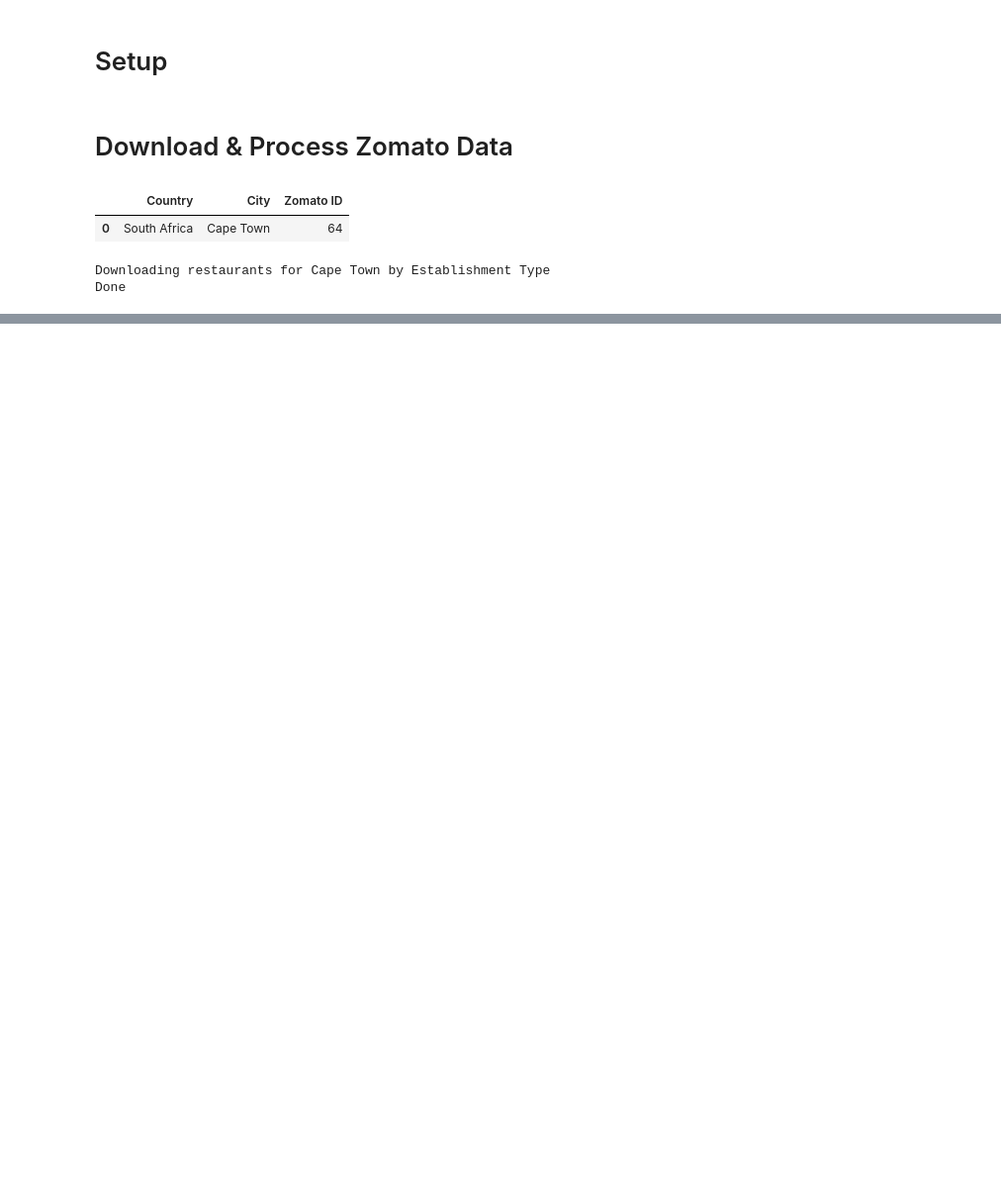
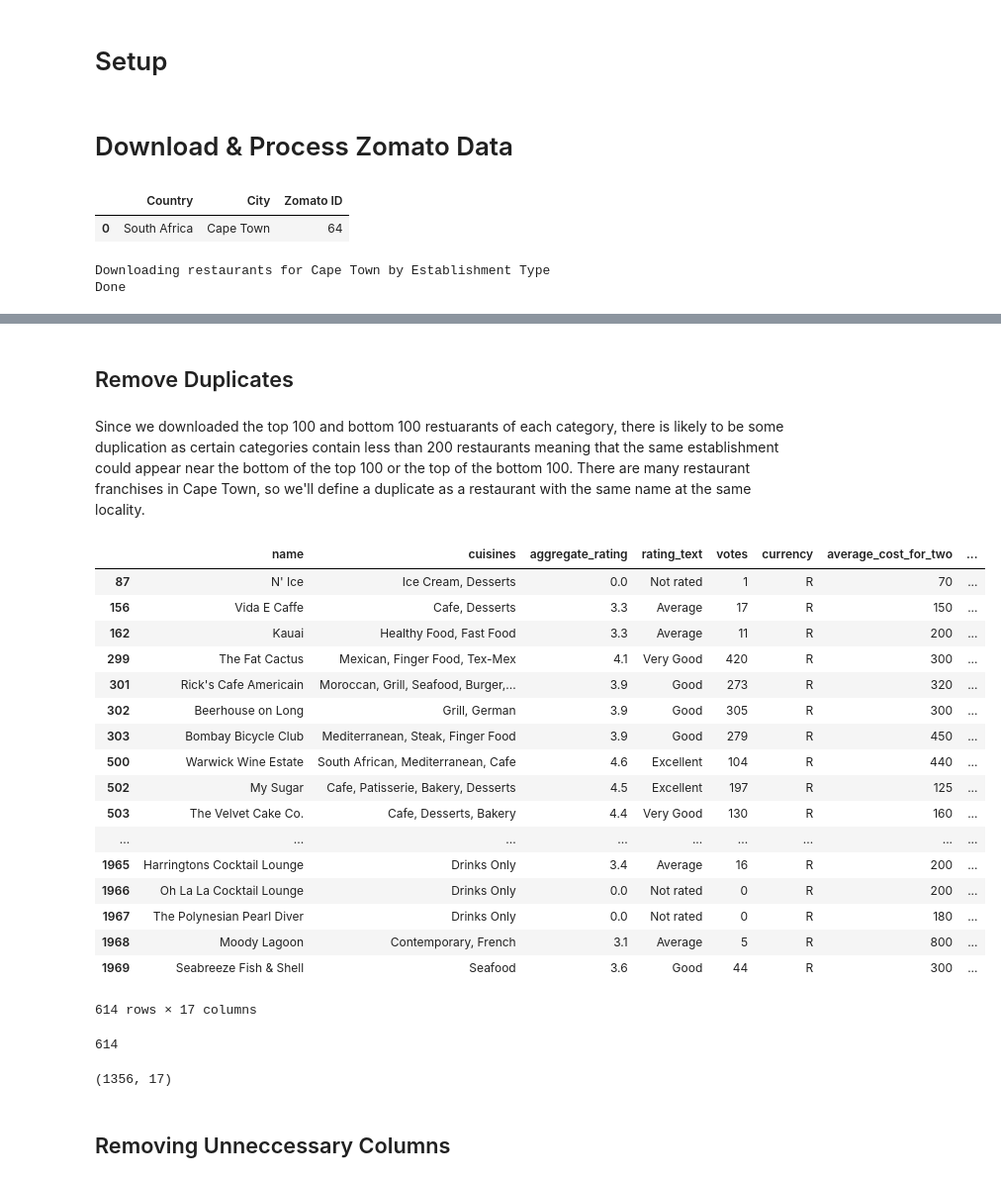
Before and after one commit to dorond/zomato-ct-analysis, a Jupyter notebook: Cape Town Restaurant Analysis using Zomato Data.ipynb, the cells around one changed output, grey strips where cells are left out. Shown: that part at 99% size. Drawn from its saved outputs; the diff is of its cells as text; code cells hidden in the pictures; blank space fills up the shorter version.

Commit message:
data prepared and ready for EDA

```diff
--- a/Cape Town Restaurant Analysis using Zomato Data.ipynb
+++ b/Cape Town Restaurant Analysis using Zomato Data.ipynb
@@ -295,0 +298,3 @@ for city in city_ids["Zomato ID"]:
+# %%
+data = load_data(PROCESSED_FOLDER, 'restaurants_64')
+data.shape
@@ -295,0 +312,37 @@ for city in city_ids["Zomato ID"]:
+# %% [markdown]
+## Remove Duplicates
+# %% [markdown]
+Since we downloaded the top 100 and bottom 100 restuarants of each category, there is likely to be some duplication as certain categories contain less than 200 restaurants meaning that the same establishment could appear near the bottom of the top 100 or the top of the bottom 100. There are many restaurant franchises in Cape Town, so we'll define a duplicate as a restaurant with the same name at the same locality.
+# %%
+data[data.duplicated(subset=["name", "locality"])]
+# %% [output]
+|  | name | cuisines | aggregate_rating | rating_text | votes | currency | average_cost_for_two | ... |
+| 87 | N' Ice | Ice Cream, Desserts | 0.0 | Not rated | 1 | R | 70 | ... |
+| 156 | Vida E Caffe | Cafe, Desserts | 3.3 | Average | 17 | R | 150 | ... |
+| 162 | Kauai | Healthy Food, Fast Food | 3.3 | Average | 11 | R | 200 | ... |
+| 299 | The Fat Cactus | Mexican, Finger Food, Tex-Mex | 4.1 | Very Good | 420 | R | 300 | ... |
+| 301 | Rick's Cafe Americain | Moroccan, Grill, Seafood, Burger,... | 3.9 | Good | 273 | R | 320 | ... |
+| 302 | Beerhouse on Long | Grill, German | 3.9 | Good | 305 | R | 300 | ... |
+| 303 | Bombay Bicycle Club | Mediterranean, Steak, Finger Food | 3.9 | Good | 279 | R | 450 | ... |
+| 500 | Warwick Wine Estate | South African, Mediterranean, Cafe | 4.6 | Excellent | 104 | R | 440 | ... |
+| 502 | My Sugar | Cafe, Patisserie, Bakery, Desserts | 4.5 | Excellent | 197 | R | 125 | ... |
+| 503 | The Velvet Cake Co. | Cafe, Desserts, Bakery | 4.4 | Very Good | 130 | R | 160 | ... |
+| ... | ... | ... | ... | ... | ... | ... | ... | ... |
+| 1965 | Harringtons Cocktail Lounge | Drinks Only | 3.4 | Average | 16 | R | 200 | ... |
+| 1966 | Oh La La Cocktail Lounge | Drinks Only | 0.0 | Not rated | 0 | R | 200 | ... |
+| 1967 | The Polynesian Pearl Diver | Drinks Only | 0.0 | Not rated | 0 | R | 180 | ... |
+| 1968 | Moody Lagoon | Contemporary, French | 3.1 | Average | 5 | R | 800 | ... |
+| 1969 | Seabreeze Fish & Shell | Seafood | 3.6 | Good | 44 | R | 300 | ... |
+614 rows × 17 columns
+# %%
+data.duplicated(subset=["name", "locality"]).sum()
+# %% [output]
+614
+# %%
+# duplicates are considerd those restaurants with the same name in the same location. Keep the first instance.
+data = data.drop_duplicates(subset=["name", "locality"], keep='first')
+data.shape
+# %% [output]
+(1356, 17)
+# %% [markdown]
+## Removing Unneccessary Columns
```
Also changed, not shown: parts of 43 cells of this notebook, 2 other files.
